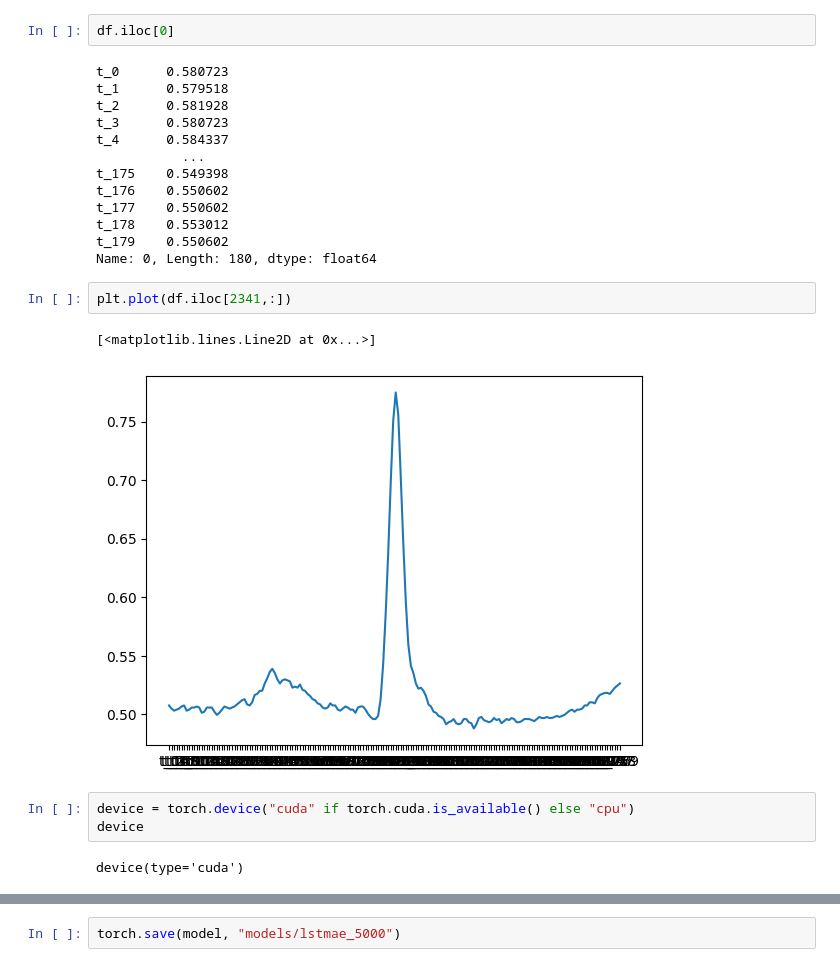
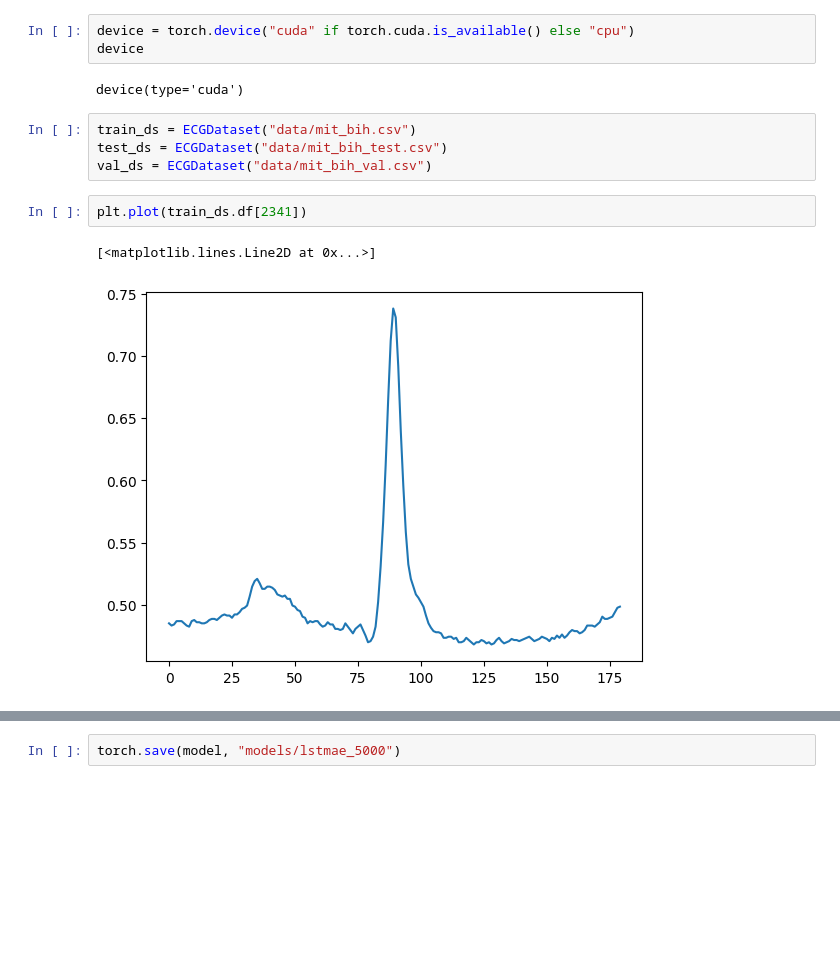
Before and after one commit to sjjtu/MAthesis, a Jupyter notebook: code/train_model.ipynb, the cells around one changed output, grey strips where cells are left out. Drawn from its saved outputs; the diff is of its cells as text; blank space fills up the shorter version.

```diff
--- a/code/train_model.ipynb
+++ b/code/train_model.ipynb
@@ -33,26 +11,15 @@ df.head()
-# %%
-df.iloc[0]
-# %% [output]
-t_0      0.580723
-t_1      0.579518
-t_2      0.581928
-t_3      0.580723
-t_4      0.584337
-           ...
-t_175    0.549398
-t_176    0.550602
-t_177    0.550602
-t_178    0.553012
-t_179    0.550602
-Name: 0, Length: 180, dtype: float64
-# %%
-plt.plot(df.iloc[2341,:])
-# %% [output]
-[<matplotlib.lines.Line2D at 0x...>]
-[figure, removed]
 # %%
 device = torch.device("cuda" if torch.cuda.is_available() else "cpu")
 device
 # %% [output]
 device(type='cuda')
+# %%
+train_ds = ECGDataset("data/mit_bih.csv")
+test_ds = ECGDataset("data/mit_bih_test.csv")
+val_ds = ECGDataset("data/mit_bih_val.csv")
+# %%
+plt.plot(train_ds.df[2341])
+# %% [output]
+[<matplotlib.lines.Line2D at 0x...>]
+[figure, added]
 # %%
```
Also changed, not shown: parts of 11 cells of this notebook, 2 other files.
